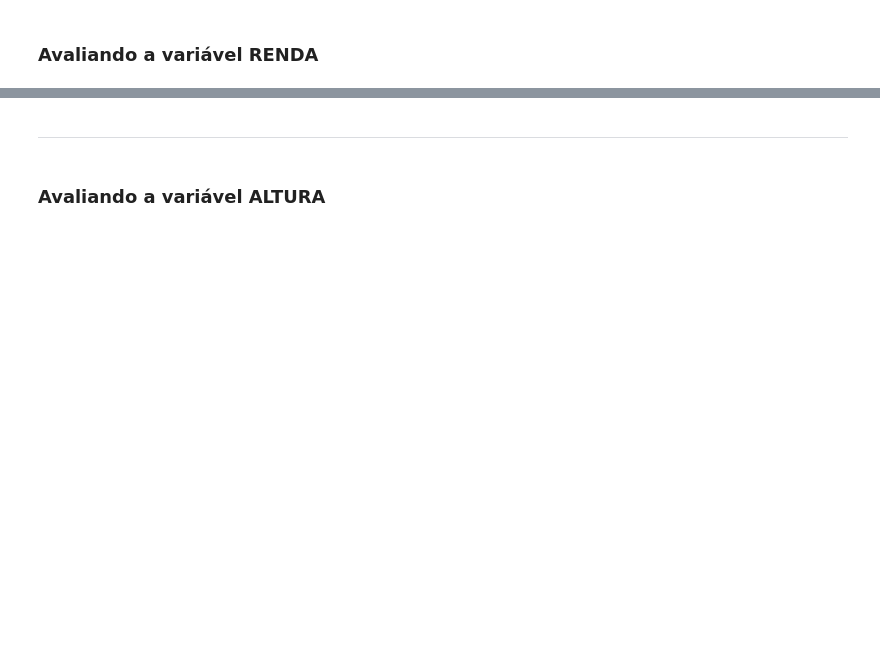
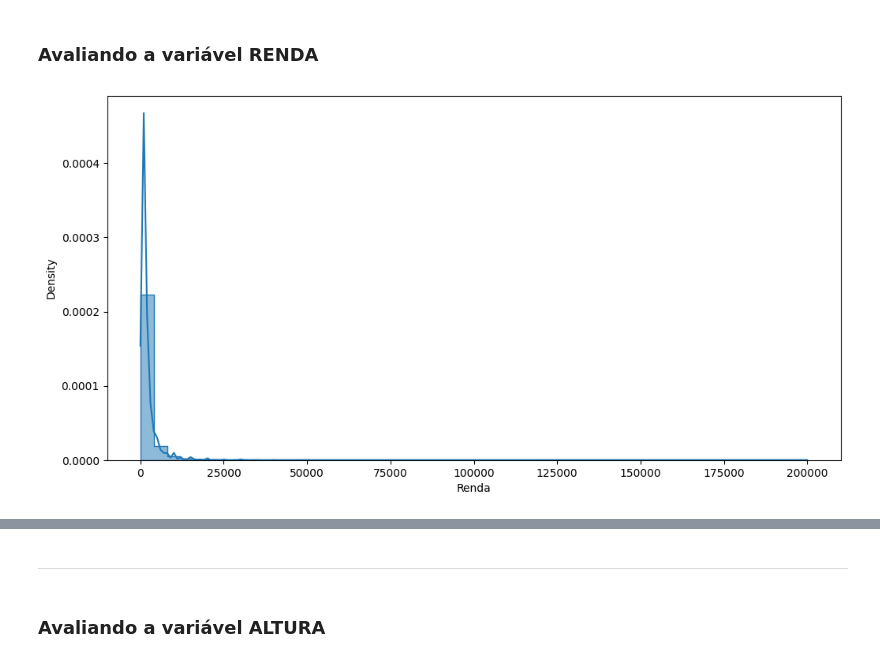
Before and after one commit to joaogabriel-fn/python-estatistica, a Jupyter notebook: Cursos/moda-e-mediana/Curso_de_Estatística_Parte_1.ipynb, the cells around one changed output, grey strips where cells are left out. Saved outputs shown, nothing was run; the diff lists cells and outputs as text; code cells hidden in the pictures; blank space fills up the shorter version.

```diff
--- a/Cursos/moda-e-mediana/Curso_de_Estatística_Parte_1.ipynb
+++ b/Cursos/moda-e-mediana/Curso_de_Estatística_Parte_1.ipynb
@@ -645,3 +824,9 @@ Pode-se definir a moda como sendo o valor mais frequente de um conjunto de dados
 <img src='https://caelum-online-public.s3.amazonaws.com/1177-estatistica-parte1/01/img004.png' width='80%'>
 # %% [markdown]
 ### Avaliando a variável RENDA
+# %%
+ax = sns.histplot(dados['Renda'], kde=True, stat='density', bins=50, element='step')
+ax.figure.set_size_inches(12, 6)
+ax;
+# %% [output]
+[figure, added]
```
Also changed, not shown: parts of 38 cells of this notebook.
